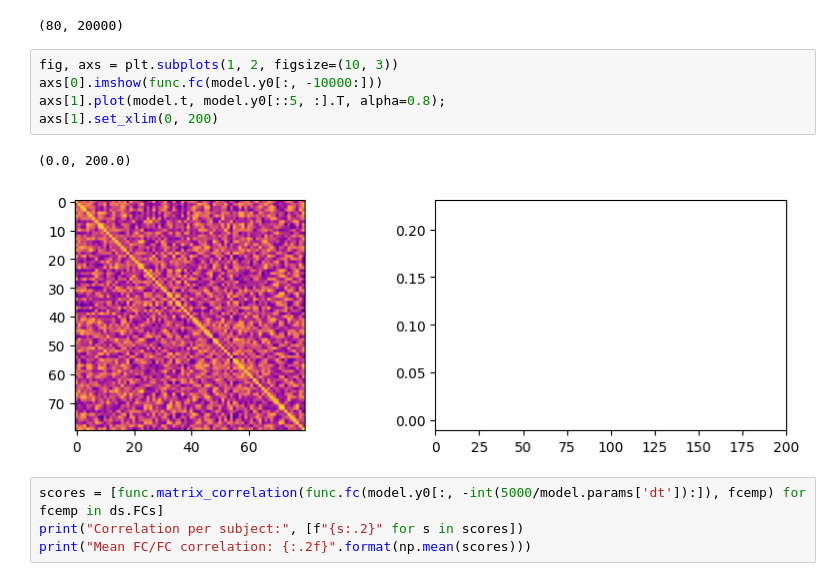
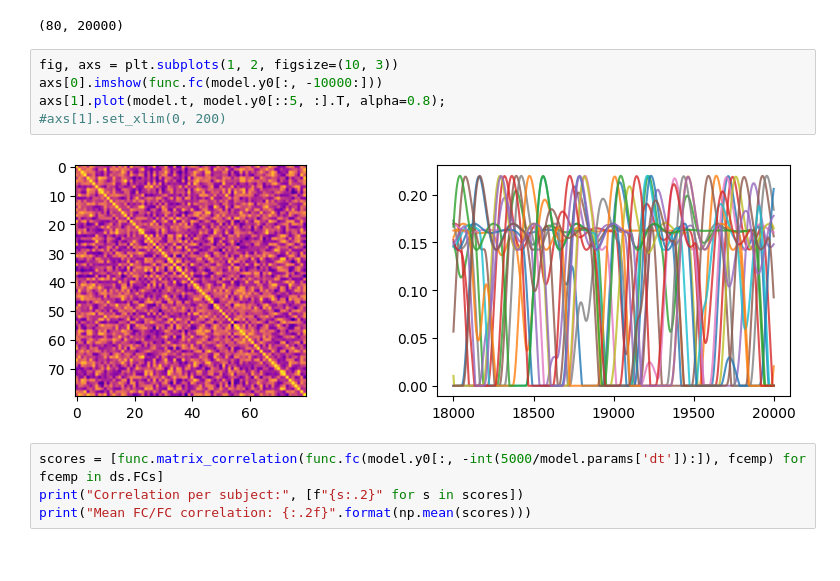
Before and after one commit to guhanou/neurolib, a Jupyter notebook: examples/example-0.9-jr.ipynb, the cells around one changed output. Cells and saved outputs as stored; diff of their text form.

```diff
--- a/examples/example-0.9-jr.ipynb
+++ b/examples/example-0.9-jr.ipynb
@@ -105,11 +105,10 @@ model.y0.shape
 # %%
 fig, axs = plt.subplots(1, 2, figsize=(10, 3))
 axs[0].imshow(func.fc(model.y0[:, -10000:]))
 axs[1].plot(model.t, model.y0[::5, :].T, alpha=0.8);
-axs[1].set_xlim(0, 200)
+#axs[1].set_xlim(0, 200)
 # %% [output]
-(0.0, 200.0)
-[figure, old version]
+[figure, new version]
 # %%
 scores = [func.matrix_correlation(func.fc(model.y0[:, -int(5000/model.params['dt']):]), fcemp) for fcemp in ds.FCs]
 print("Correlation per subject:", [f"{s:.2}" for s in scores])
```
